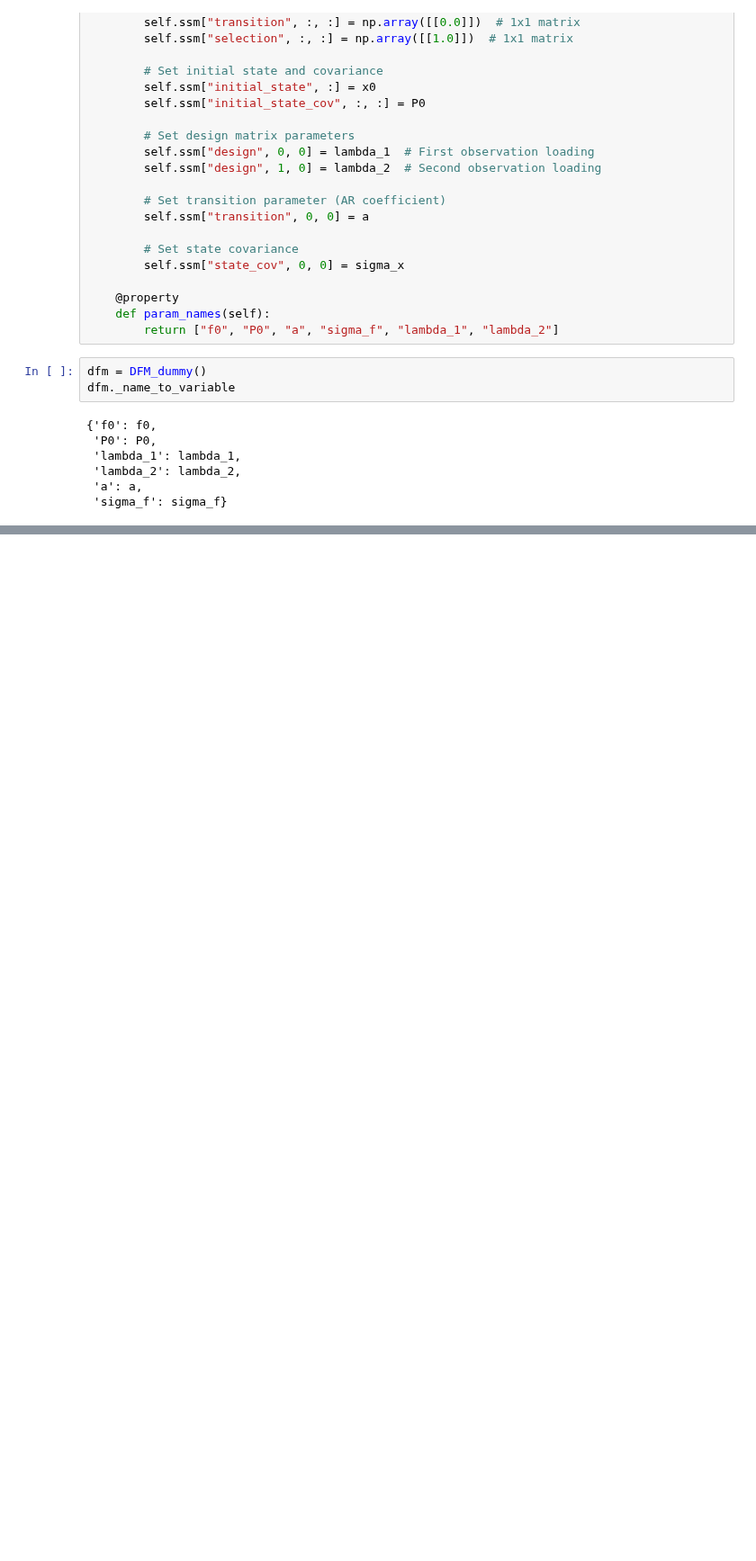
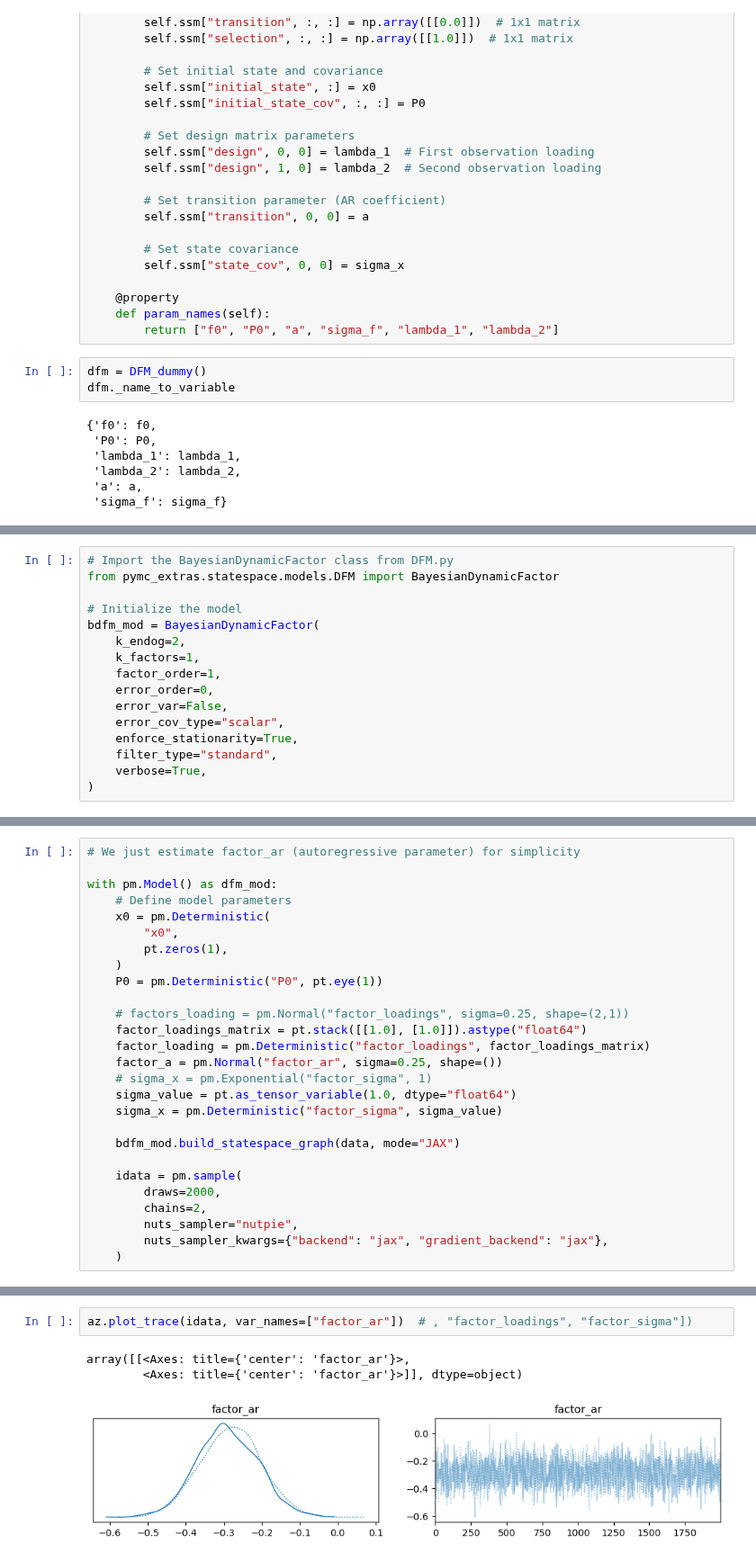
Before and after one commit to pymc-devs/pymc-extras, a Jupyter notebook: notebooks/Making a Custom DFM.ipynb, the cells around one changed output, grey strips where cells are left out. Shown at 90% size. Cells and saved outputs as stored; diff of their text form; blank space fills up the shorter version.

```diff
--- a/notebooks/Making a Custom DFM.ipynb
+++ b/notebooks/Making a Custom DFM.ipynb
@@ -368,0 +368,16 @@ array([<Axes: title={'center': 'a'}>,
+# %%
+# Import the BayesianDynamicFactor class from DFM.py
+from pymc_extras.statespace.models.DFM import BayesianDynamicFactor
+
+# Initialize the model
+bdfm_mod = BayesianDynamicFactor(
+    k_endog=2,
+    k_factors=1,
+    factor_order=1,
+    error_order=0,
+    error_var=False,
+    error_cov_type="scalar",
+    enforce_stationarity=True,
+    filter_type="standard",
+    verbose=True,
+)
@@ -368,0 +408,27 @@ array([<Axes: title={'center': 'a'}>,
+# %%
+# We just estimate factor_ar (autoregressive parameter) for simplicity
+
+with pm.Model() as dfm_mod:
+    # Define model parameters
+    x0 = pm.Deterministic(
+        "x0",
+        pt.zeros(1),
+    )
+    P0 = pm.Deterministic("P0", pt.eye(1))
+
+    # factors_loading = pm.Normal("factor_loadings", sigma=0.25, shape=(2,1))
+    factor_loadings_matrix = pt.stack([[1.0], [1.0]]).astype("float64")
+    factor_loading = pm.Deterministic("factor_loadings", factor_loadings_matrix)
+    factor_a = pm.Normal("factor_ar", sigma=0.25, shape=())
+    # sigma_x = pm.Exponential("factor_sigma", 1)
+    sigma_value = pt.as_tensor_variable(1.0, dtype="float64")
+    sigma_x = pm.Deterministic("factor_sigma", sigma_value)
+
+    bdfm_mod.build_statespace_graph(data, mode="JAX")
+
+    idata = pm.sample(
+        draws=2000,
+        chains=2,
+        nuts_sampler="nutpie",
+        nuts_sampler_kwargs={"backend": "jax", "gradient_backend": "jax"},
+    )
@@ -368,0 +445,6 @@ array([<Axes: title={'center': 'a'}>,
+# %%
+az.plot_trace(idata, var_names=["factor_ar"])  # , "factor_loadings", "factor_sigma"])
+# %% [output]
+array([[<Axes: title={'center': 'factor_ar'}>,
+        <Axes: title={'center': 'factor_ar'}>]], dtype=object)
+[figure, added]
```
Also changed, not shown: parts of 16 cells of this notebook, 1 other file.
